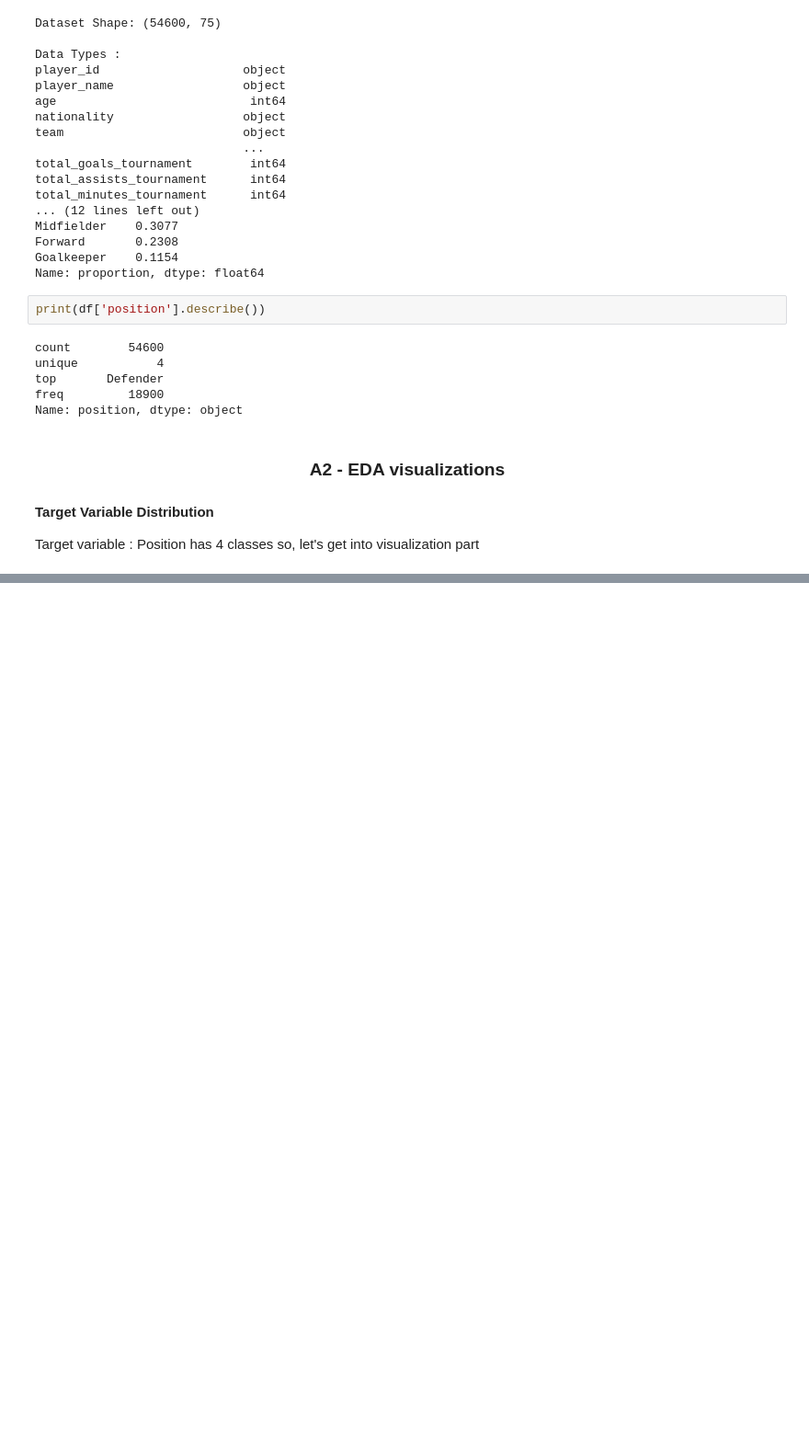
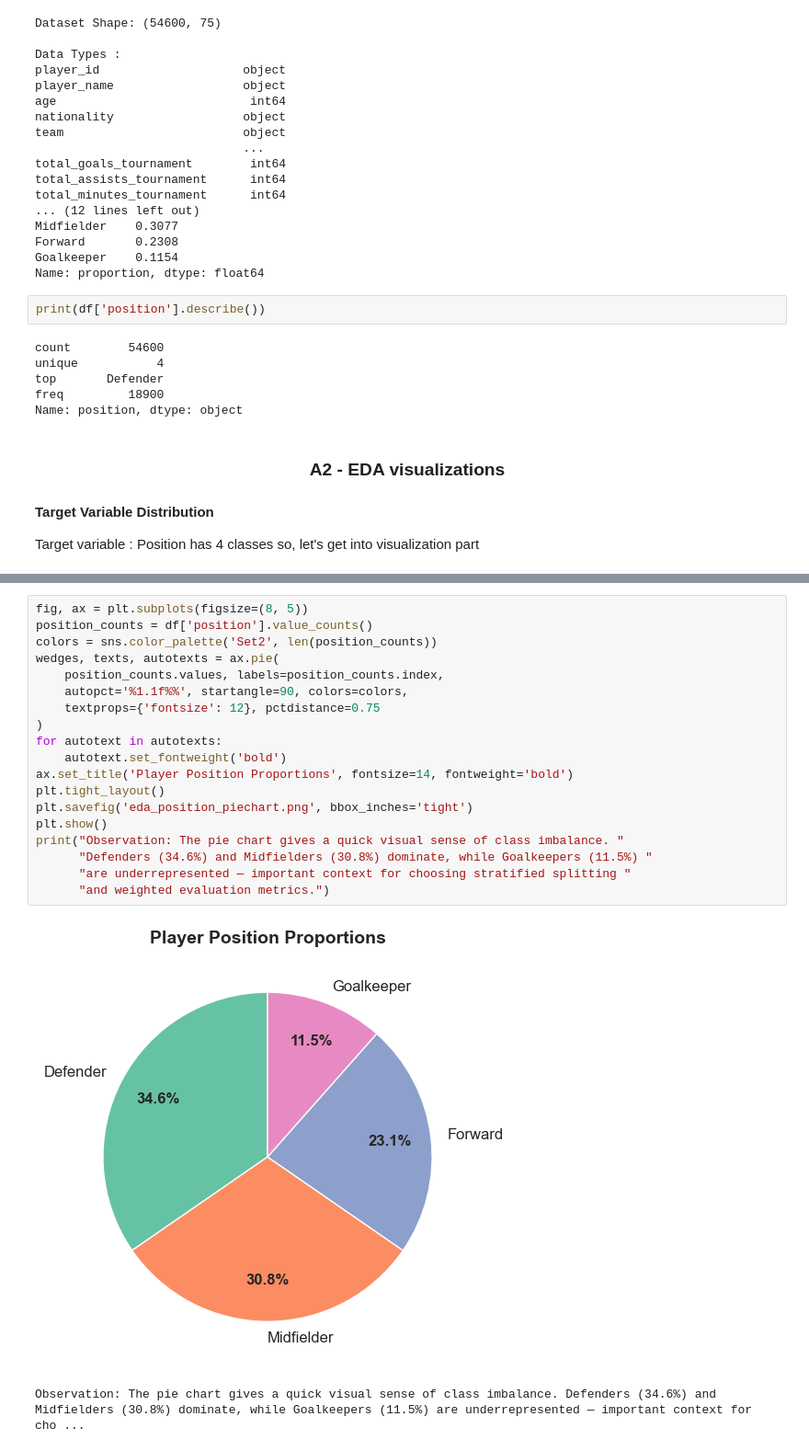
Before and after one commit to ManoharRavva0306/ML-Algorithms, a Jupyter notebook: notebooks/classification.ipynb, the cells around one changed output, grey strips where cells are left out. Shown at 92% size. Cells and saved outputs as stored; diff of their text form; blank space fills up the shorter version.

```diff
--- a/notebooks/classification.ipynb
+++ b/notebooks/classification.ipynb
@@ -92,0 +115,22 @@ Name: position, dtype: object
+# %%
+fig, ax = plt.subplots(figsize=(8, 5))
+position_counts = df['position'].value_counts()
+colors = sns.color_palette('Set2', len(position_counts))
+wedges, texts, autotexts = ax.pie(
+    position_counts.values, labels=position_counts.index,
+    autopct='%1.1f%%', startangle=90, colors=colors,
+    textprops={'fontsize': 12}, pctdistance=0.75
+)
+for autotext in autotexts:
+    autotext.set_fontweight('bold')
+ax.set_title('Player Position Proportions', fontsize=14, fontweight='bold')
+plt.tight_layout()
+plt.savefig('eda_position_piechart.png', bbox_inches='tight')
+plt.show()
+print("Observation: The pie chart gives a quick visual sense of class imbalance. "
+      "Defenders (34.6%) and Midfielders (30.8%) dominate, while Goalkeepers (11.5%) "
+      "are underrepresented — important context for choosing stratified splitting "
+      "and weighted evaluation metrics.")
+# %% [output]
+[figure, added]
+Observation: The pie chart gives a quick visual sense of class imbalance. Defenders (34.6%) and Midfielders (30.8%) dominate, while Goalkeepers (11.5%) are underrepresented — important context for cho ...
```
Also changed, not shown: parts of 1 cell of this notebook, 2 other files.
